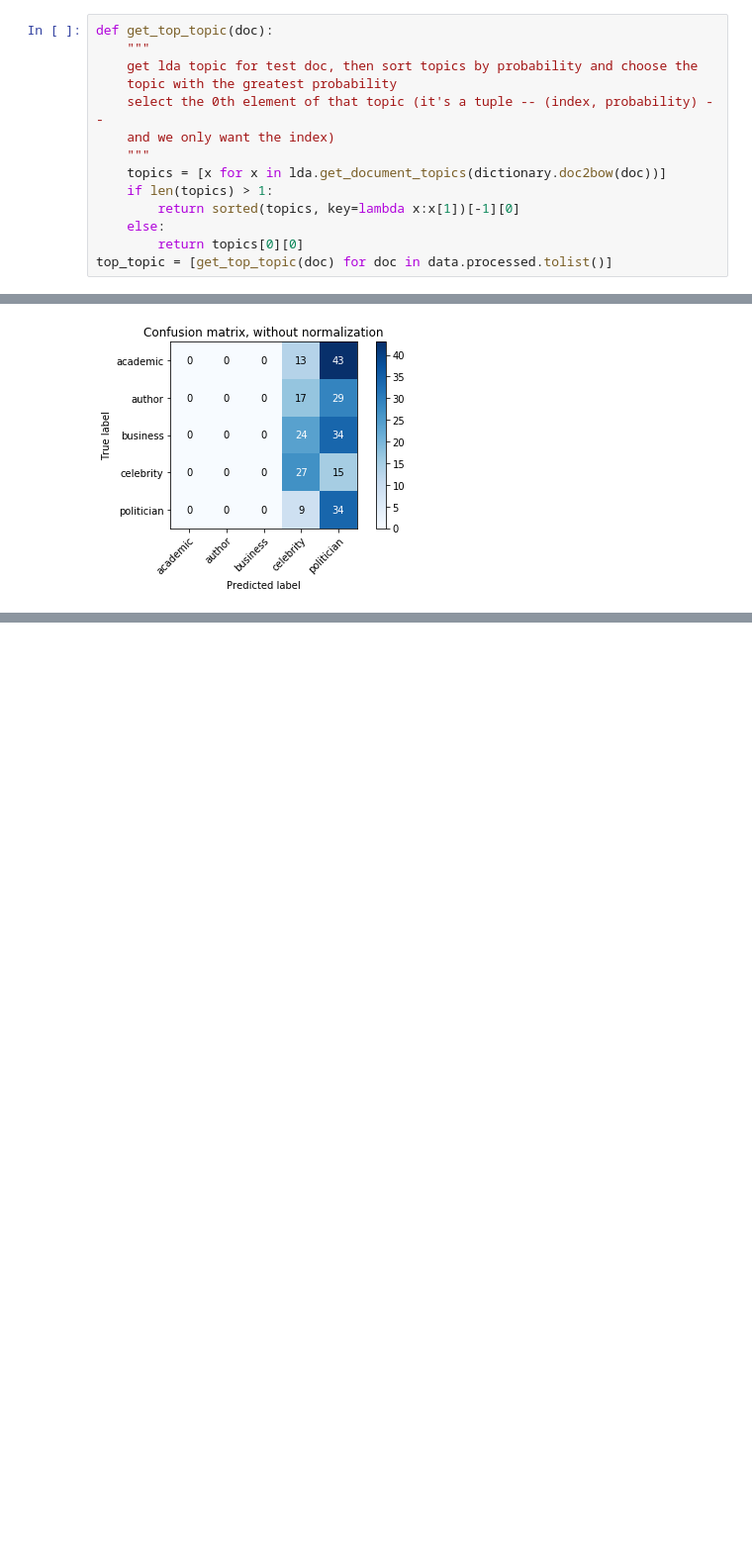
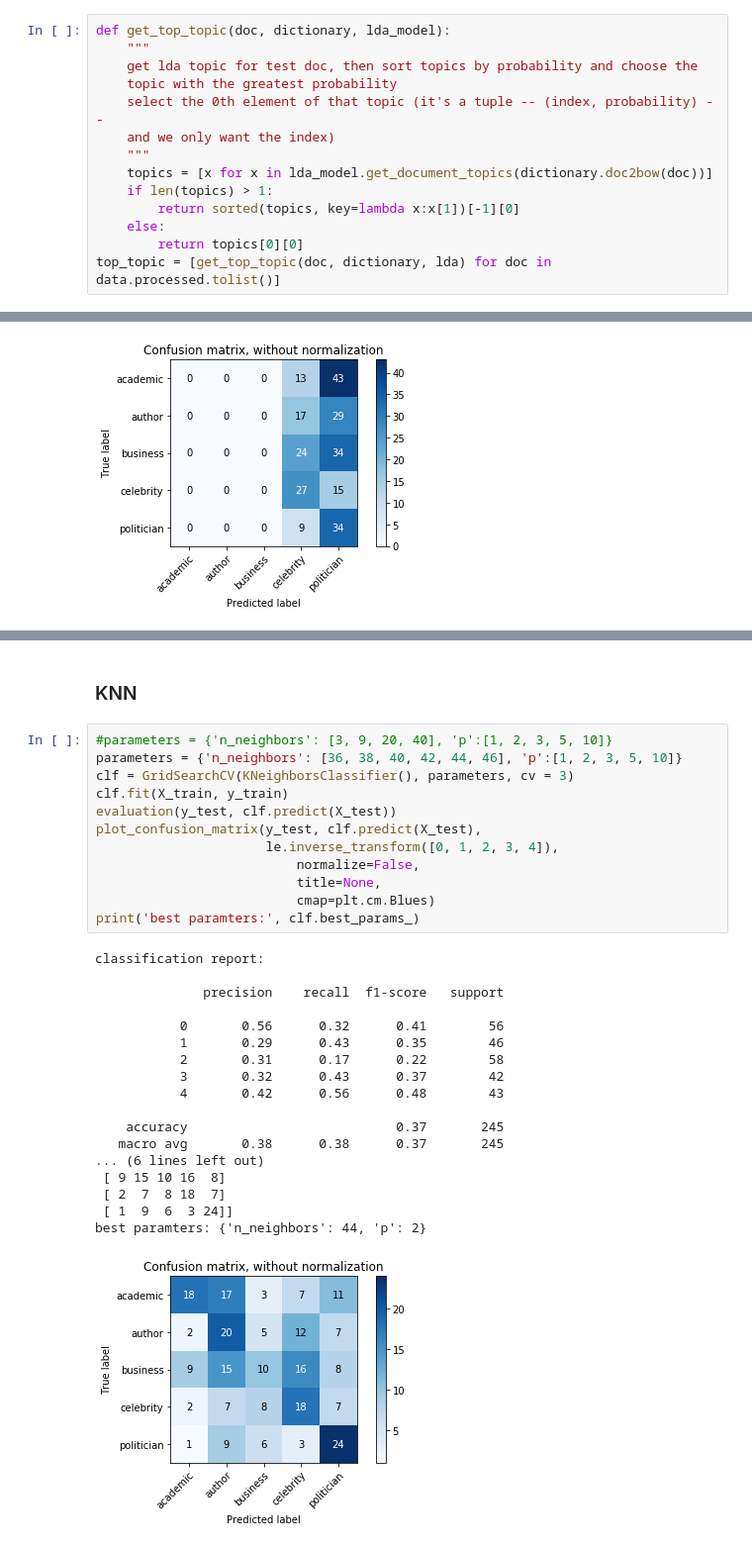
Before and after one commit to h-parker/commencement-speech-generator, a Jupyter notebook: classifying.ipynb, the cells around one changed output, grey strips where cells are left out. Shown at 99% size. Cells and saved outputs as stored; diff of their text form; blank space fills up the shorter version.

Commit message:
created pipeline to predict on unseen transcripts

```diff
--- a/classifying.ipynb
+++ b/classifying.ipynb
@@ -343,19 +343,19 @@ Done! Word clouds:
 # %%
 topics = [lda.get_document_topics(dictionary.doc2bow(doc)) for doc in data.processed.tolist()]
 # %%
-def get_top_topic(doc):
+def get_top_topic(doc, dictionary, lda_model):
     """
     get lda topic for test doc, then sort topics by probability and choose the
     topic with the greatest probability
     select the 0th element of that topic (it's a tuple -- (index, probability) --
     and we only want the index)
     """
-    topics = [x for x in lda.get_document_topics(dictionary.doc2bow(doc))]
+    topics = [x for x in lda_model.get_document_topics(dictionary.doc2bow(doc))]
     if len(topics) > 1:
         return sorted(topics, key=lambda x:x[1])[-1][0]
     else:
         return topics[0][0]
-top_topic = [get_top_topic(doc) for doc in data.processed.tolist()]
+top_topic = [get_top_topic(doc, dictionary, lda) for doc in data.processed.tolist()]
 # %%
 # just get an idea of how topics are distributed over docments.
 pd.Series(top_topic).value_counts()
@@ -509,0 +523,33 @@ Okay! KNN got us 17% better than random guessing! Not amazing, but considering o
+# %% [markdown]
+### KNN
+# %%
+#parameters = {'n_neighbors': [3, 9, 20, 40], 'p':[1, 2, 3, 5, 10]}
+parameters = {'n_neighbors': [36, 38, 40, 42, 44, 46], 'p':[1, 2, 3, 5, 10]}
+clf = GridSearchCV(KNeighborsClassifier(), parameters, cv = 3)
+clf.fit(X_train, y_train)
+evaluation(y_test, clf.predict(X_test))
+plot_confusion_matrix(y_test, clf.predict(X_test),
+                      le.inverse_transform([0, 1, 2, 3, 4]),
+                          normalize=False,
+                          title=None,
+                          cmap=plt.cm.Blues)
+print('best paramters:', clf.best_params_)
+# %% [output]
+classification report:
+
+              precision    recall  f1-score   support
+
+           0       0.56      0.32      0.41        56
+           1       0.29      0.43      0.35        46
+           2       0.31      0.17      0.22        58
+           3       0.32      0.43      0.37        42
+           4       0.42      0.56      0.48        43
+
+    accuracy                           0.37       245
+   macro avg       0.38      0.38      0.37       245
+... (6 lines left out)
+ [ 9 15 10 16  8]
+ [ 2  7  8 18  7]
+ [ 1  9  6  3 24]]
+best paramters: {'n_neighbors': 44, 'p': 2}
+[figure, added]
```
Also changed, not shown: parts of 17 cells of this notebook.
